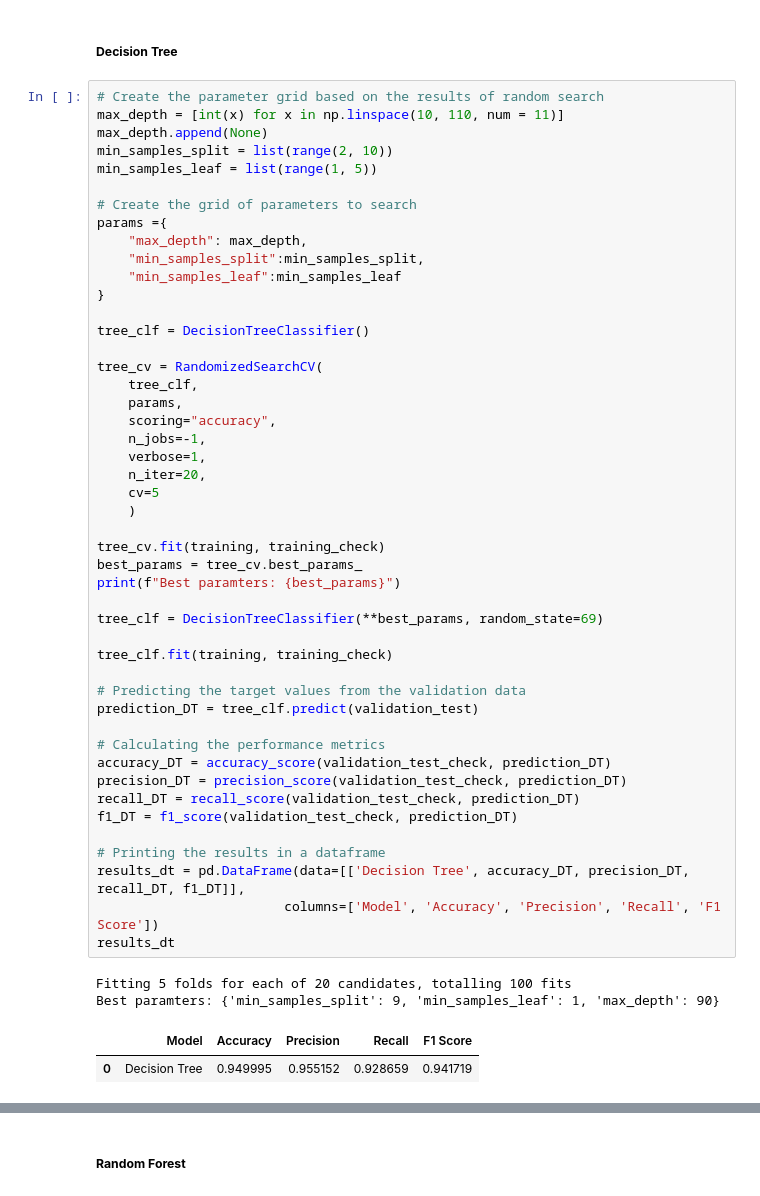
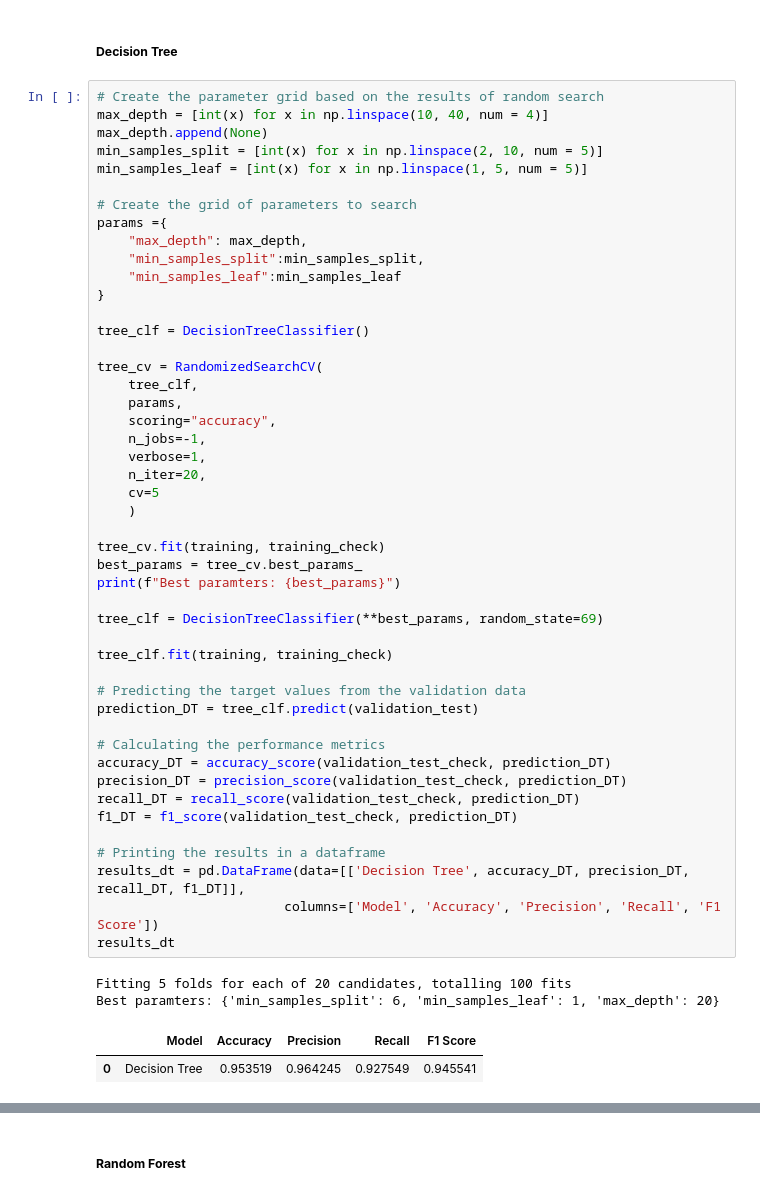
Before and after one commit to Chargent/Trains-Customers-Satisfaction-Machine-Learning-Project, a Jupyter notebook: main.ipynb, the cells around one changed output, grey strips where cells are left out. Cells and saved outputs as stored; diff of their text form.

```diff
--- a/main.ipynb
+++ b/main.ipynb
@@ -728,10 +745,10 @@ from sklearn.model_selection import RandomizedSearchCV
 ##### **Decision Tree**
 # %%
 # Create the parameter grid based on the results of random search
-max_depth = [int(x) for x in np.linspace(10, 110, num = 11)]
+max_depth = [int(x) for x in np.linspace(10, 40, num = 4)]
 max_depth.append(None)
-min_samples_split = list(range(2, 10))
-min_samples_leaf = list(range(1, 5))
+min_samples_split = [int(x) for x in np.linspace(2, 10, num = 5)]
+min_samples_leaf = [int(x) for x in np.linspace(1, 5, num = 5)]
 
 # Create the grid of parameters to search
 params ={
@@ -749,35 +766,35 @@ tree_cv = RandomizedSearchCV(
     n_jobs=-1,
     verbose=1,
     n_iter=20,
     cv=5
     )
 
 tree_cv.fit(training, training_check)
 best_params = tree_cv.best_params_
 print(f"Best paramters: {best_params}")
 
 tree_clf = DecisionTreeClassifier(**best_params, random_state=69)
 
 tree_clf.fit(training, training_check)
 
 # Predicting the target values from the validation data
 prediction_DT = tree_clf.predict(validation_test)
 
 # Calculating the performance metrics
 accuracy_DT = accuracy_score(validation_test_check, prediction_DT)
 precision_DT = precision_score(validation_test_check, prediction_DT)
 recall_DT = recall_score(validation_test_check, prediction_DT)
 f1_DT = f1_score(validation_test_check, prediction_DT)
 
 # Printing the results in a dataframe
 results_dt = pd.DataFrame(data=[['Decision Tree', accuracy_DT, precision_DT, recall_DT, f1_DT]],
                         columns=['Model', 'Accuracy', 'Precision', 'Recall', 'F1 Score'])
 results_dt
 # %% [output]
 Fitting 5 folds for each of 20 candidates, totalling 100 fits
-Best paramters: {'min_samples_split': 9, 'min_samples_leaf': 1, 'max_depth': 90}
+Best paramters: {'min_samples_split': 6, 'min_samples_leaf': 1, 'max_depth': 20}
 |  | Model | Accuracy | Precision | Recall | F1 Score |
-| 0 | Decision Tree | 0.949995 | 0.955152 | 0.928659 | 0.941719 |
+| 0 | Decision Tree | 0.953519 | 0.964245 | 0.927549 | 0.945541 |
 # %%
 
 params = {
```
Also changed, not shown: parts of 15 cells of this notebook.
